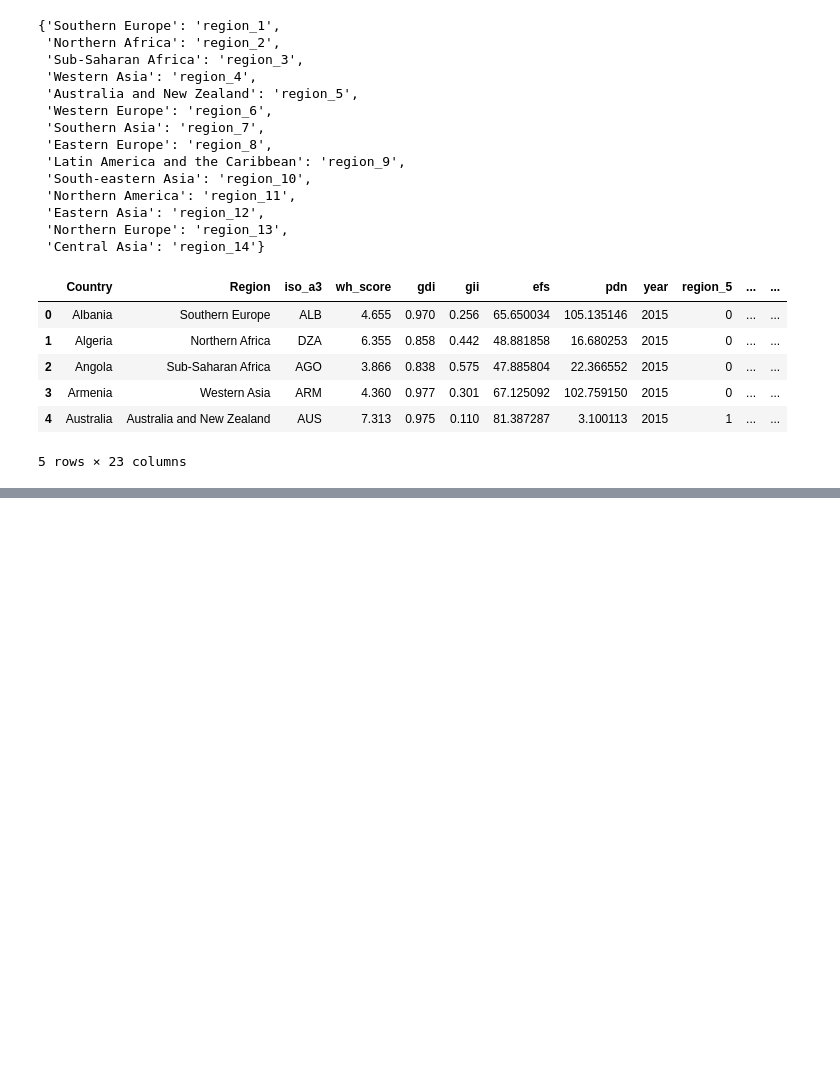
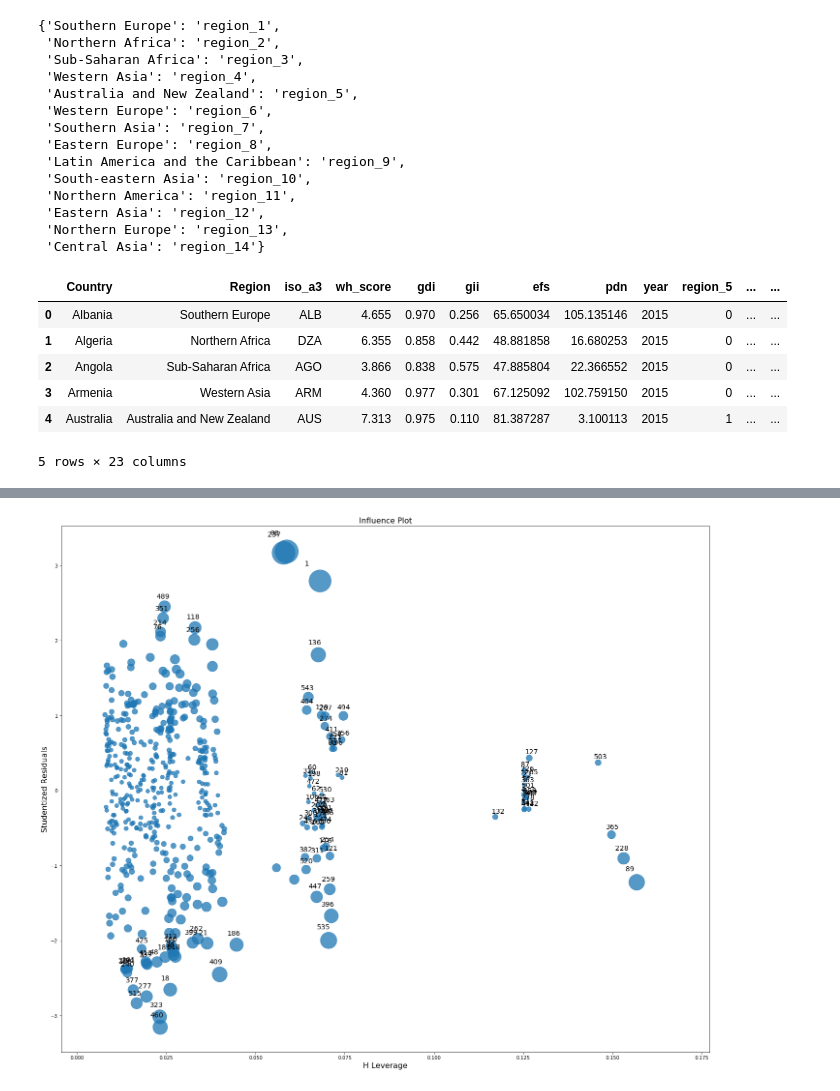
Before and after one commit to nina-driver/Springboard-Capstone-1, a Jupyter notebook: In-Depth Analysis.ipynb, the cells around one changed output, grey strips where cells are left out. Saved outputs shown, nothing was run; the diff lists cells and outputs as text; code cells hidden in the pictures; blank space fills up the shorter version.

```diff
--- a/In-Depth Analysis.ipynb
+++ b/In-Depth Analysis.ipynb
@@ -211,0 +233,6 @@ strong multicollinearity problems or that the design matrix is singular.
+# %%
+fig, ax = plt.subplots(figsize=(24,20))
+fig = sm.graphics.influence_plot(m6, ax=ax, criterion="cooks" )
+plt.show()
+# %% [output]
+[figure, added]
```
Also changed, not shown: parts of 10 cells of this notebook.
